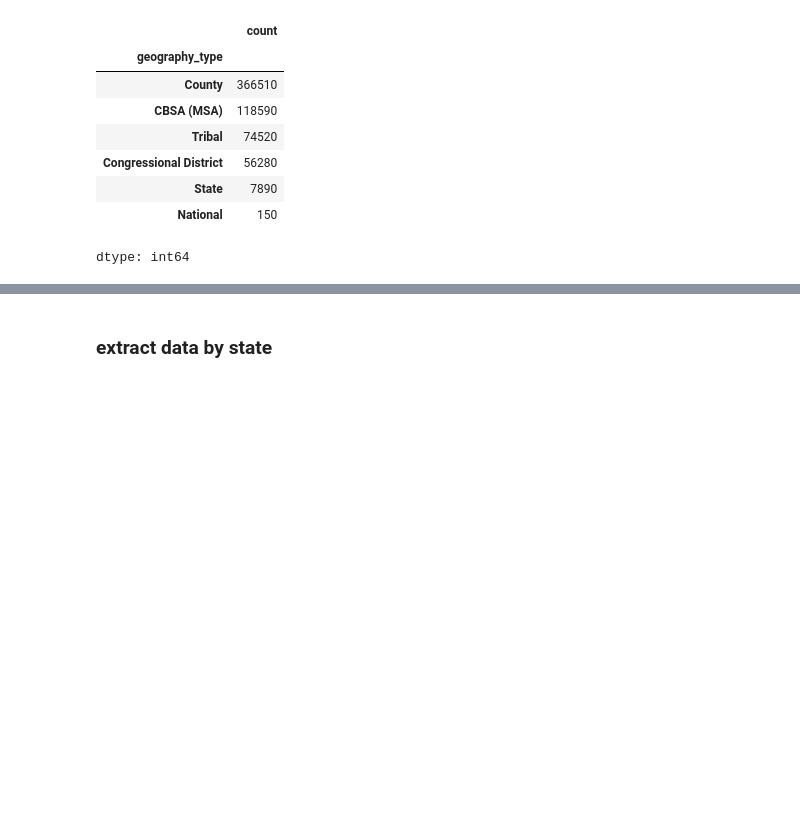
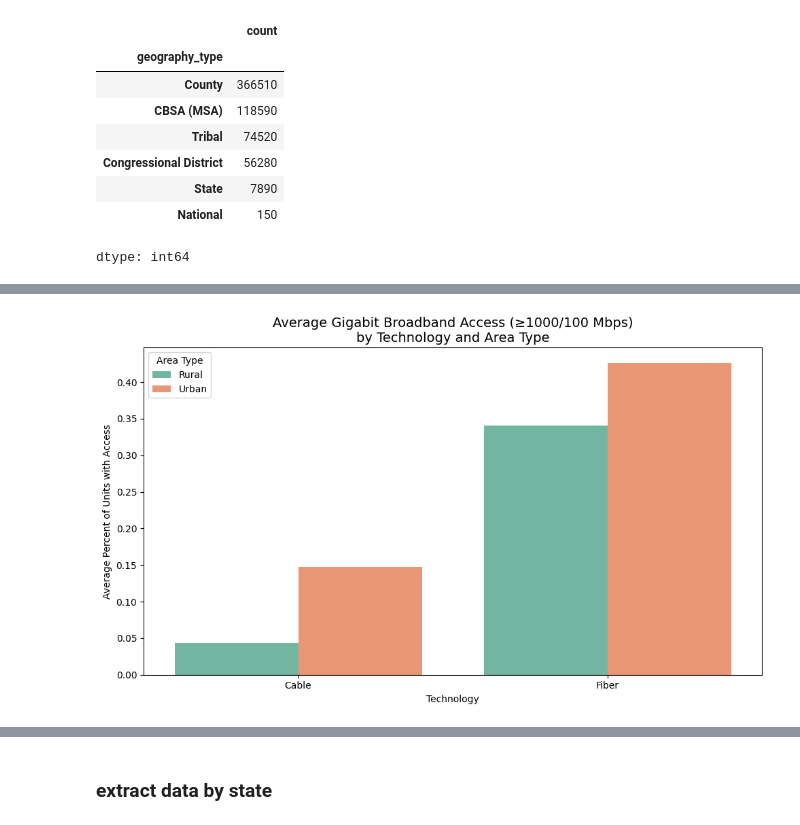
Before and after one commit to AishaniD078/huds_ms_airband_analysis_2_repo, a Jupyter notebook: Research_Skeleton_Notebook_Feng.ipynb, the cells around one changed output, grey strips where cells are left out. Saved outputs shown, nothing was run; the diff lists cells and outputs as text; code cells hidden in the pictures; blank space fills up the shorter version.

```diff
--- a/Research_Skeleton_Notebook_Feng.ipynb
+++ b/Research_Skeleton_Notebook_Feng.ipynb
@@ -58,8 +58,8 @@ os.rename(old_path, new_path)
 ### read data and gather information
 # %%
 path = '/content/drive/MyDrive/fixed_broadband.csv'
-full = pd.read_csv(path)
-full.head()
+fixed = pd.read_csv(path)
+fixed.head()
 # %% [output]
 |  | area_data_type | geography_type | geography_id | geography_desc | geography_desc_full | total_units | ... |
 | 0 | Total | National | 99 | National | National | 164620769 | ... |
@@ -130,0 +185,23 @@ dtype: int64
+# %%
+# Filter relevant technologies
+tech_subset = ['Fiber', 'Cable', 'Fixed Wireless']
+df_subset = fixed[
+    (fixed['technology'].isin(tech_subset)) &
+    (fixed['area_data_type'].isin(['Urban', 'Rural']))
+]
+
+# Group and summarize
+grouped = df_subset.groupby(['technology', 'area_data_type'], as_index=False)['speed_1000_100'].mean()
+
+# Plot
+plt.figure(figsize=(10, 6))
+sns.barplot(data=grouped, x='technology', y='speed_1000_100', hue='area_data_type', palette='Set2')
+
+plt.title('Average Gigabit Broadband Access (≥1000/100 Mbps)\nby Technology and Area Type', fontsize=14)
+plt.xlabel('Technology')
+plt.ylabel('Average Percent of Units with Access')
+plt.legend(title='Area Type')
+plt.tight_layout()
+plt.show()
+# %% [output]
+[figure, added]
```
Also changed, not shown: parts of 15 cells of this notebook.
